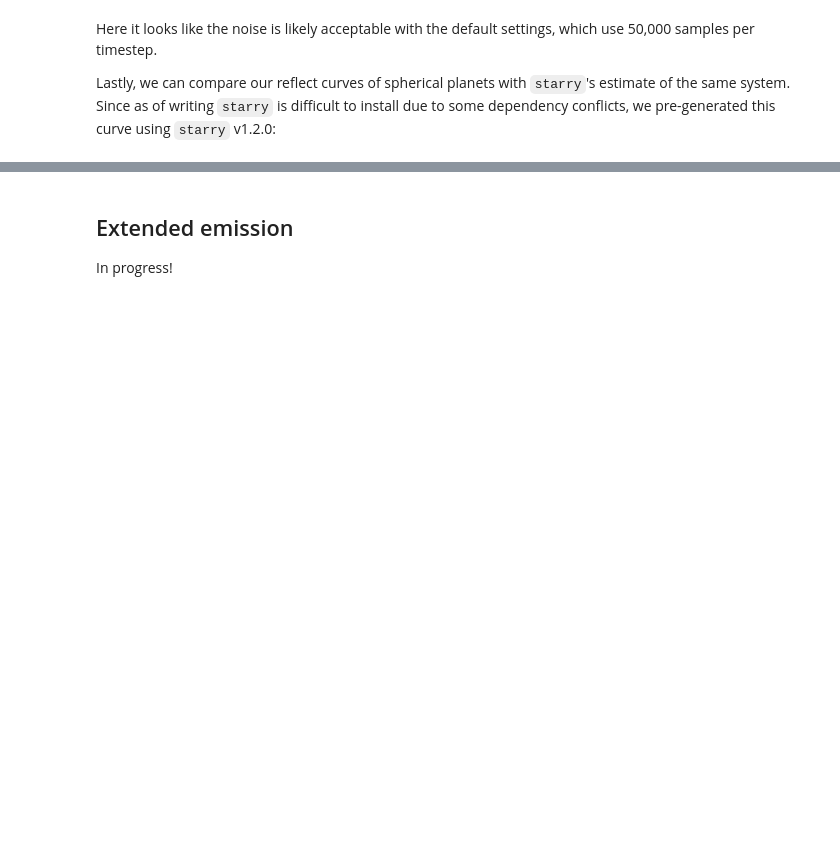
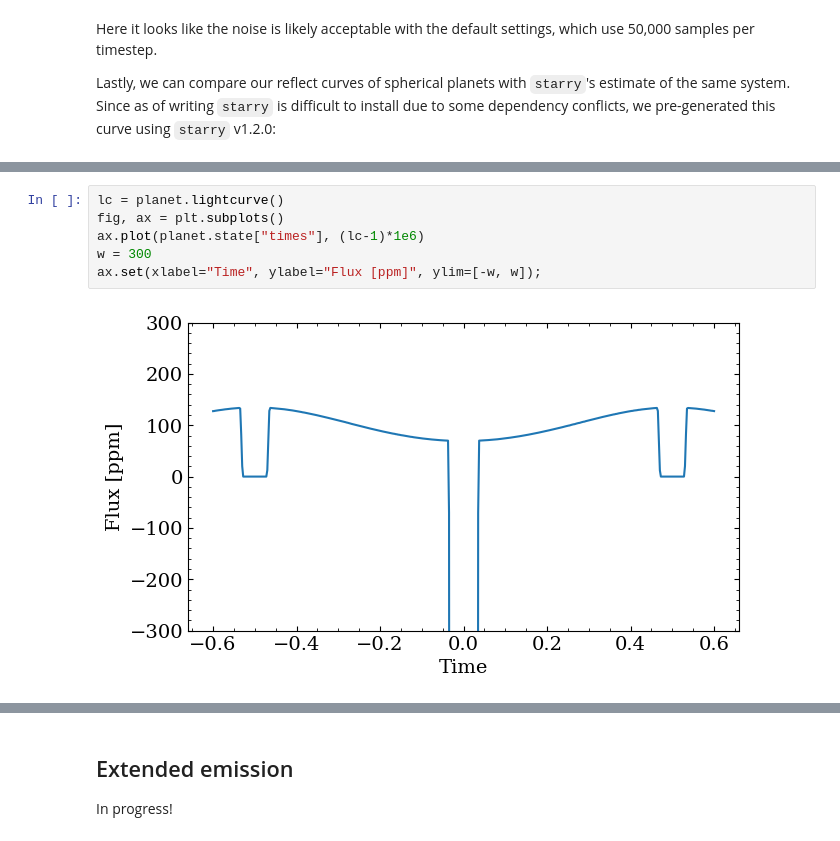
Before and after one commit to ben-cassese/squishyplanet, a Jupyter notebook: docs/tutorials/create_a_phase_curve.ipynb, the cells around one changed output, grey strips where cells are left out. Saved outputs shown, nothing was run; the diff lists cells and outputs as text; blank space fills up the shorter version.

```diff
--- a/docs/tutorials/create_a_phase_curve.ipynb
+++ b/docs/tutorials/create_a_phase_curve.ipynb
@@ -128,0 +151,8 @@ axs[1].set(xlabel="Time", ylabel="Flux difference [ppm]");
+# %%
+lc = planet.lightcurve()
+fig, ax = plt.subplots()
+ax.plot(planet.state["times"], (lc-1)*1e6)
+w = 300
+ax.set(xlabel="Time", ylabel="Flux [ppm]", ylim=[-w, w]);
+# %% [output]
+[figure, added]
```
Also changed, not shown: parts of 21 cells of this notebook, 18 other files.
